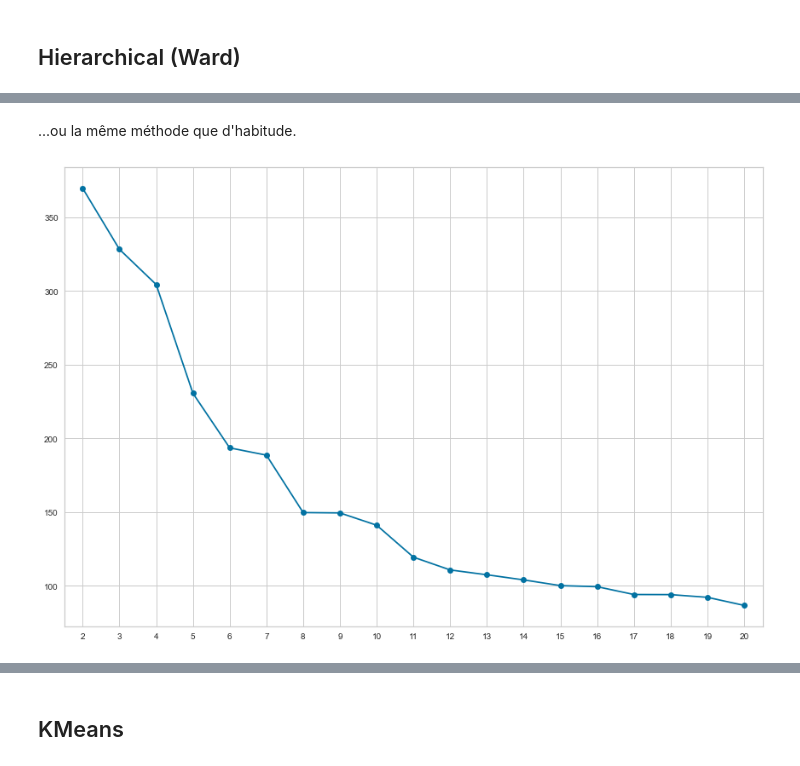
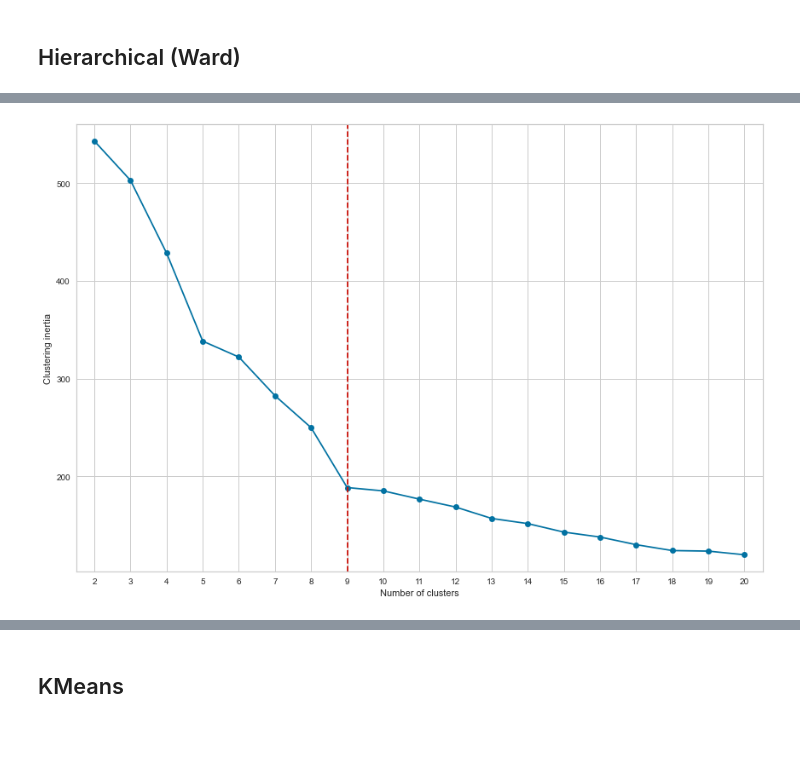
Before and after one commit to PhilippeMeyer68/TDA_Morphotypes, a Jupyter notebook: Silhouette.ipynb, the cells around one changed output, grey strips where cells are left out. Cells and saved outputs as stored; diff of their text form; code cells hidden in the pictures; blank space fills up the shorter version.

```diff
--- a/Silhouette.ipynb
+++ b/Silhouette.ipynb
@@ -41,10 +41,10 @@ def plot_scan_3D_interactive(i):
     points_set = utils.point_set(scan)
     points_set.plot(color='green', opacity=0.5, size=2)
 # %%
-with open ('./Data/XY_decolor.bin', 'rb') as fp:
+with open ('./Data/XY1_decolor.bin', 'rb') as fp:
     XY_decolor = pickle.load(fp)
 
-with open ('./Data/XX_decolor.bin', 'rb') as fp:
+with open ('./Data/XX1_decolor.bin', 'rb') as fp:
     XX_decolor = pickle.load(fp)
 # %%
 X_decolor = XY_decolor + XX_decolor
@@ -94,6 +94,6 @@ plt.show()
 # %%
-n0 = 1440
-n1 = n2 = 14400
+n0 = 25
+n1 = n2 = 250
 SH0 = Silhouette(resolution=n0)
 sh0 = SH0.fit_transform(test0)
 
@@ -103,9 +103,7 @@ sh1 = SH1.fit_transform(test1)
 SH2 = Silhouette(resolution=n2, weight=lambda x: x[0])
 sh2 = SH2.fit_transform(test2)
 # %%
-n = 120
-m = (n0+n1+n2)//n
-temp = np.array([list(x0)+list(x1)+list(x2)
-                for x0, x1, x2 in zip(sh0, sh1, sh2)])
-sh = np.array([[np.mean(x[n*i:n*i+n]) for i in range(m)] for x in temp])
+m = (n0+n1+n2)
+sh = np.array([list(x0)+list(x1)+list(x2)
+                 for x0, x1, x2 in zip(sh0, sh1, sh2)])
 sh = (sh - sh.mean()) / sh.std()
@@ -146,16 +139,22 @@ visualizer.show(
-# %% [markdown]
-...ou la même méthode que d'habitude.
 # %%
-temp = 20
+temp = 20  # nombre de clusters à afficher
 
-plt.figure(figsize=(12, 8))
+fig = plt.figure(figsize=(12, 8))
+ymin, ymax = np.min(Z[::-1, 2][1:temp]), np.max(Z[::-1, 2][1:temp])
+a = (ymax - ymin) / 25
+
 plt.plot(range(2, temp+1), Z[::-1, 2][1:temp], 'o-')
+plt.plot([9, 9], [ymin-a, ymax+a], 'r--')
+plt.ylim(ymin-a, ymax+a)
 plt.xticks(range(2, 21, 1))
 plt.xlim(1.5, 20.5)
+plt.xlabel('Number of clusters')
+plt.ylabel('Clustering inertia')
 plt.tight_layout()
-plt.grid(True);
+plt.grid(True)
+plt.savefig('E:/Projet-M2/2021-m2-ditex-morphotypes/Images/MFSWElbow.jpg', dpi=200);
 # %% [output]
-[figure, old version]
+[figure, new version]
 # %%
 fig = plt.figure(figsize=(12, 8))
 ax = fig.add_subplot(1, 1, 1)
```
Also changed, not shown: parts of 19 cells of this notebook, 10 other files.
